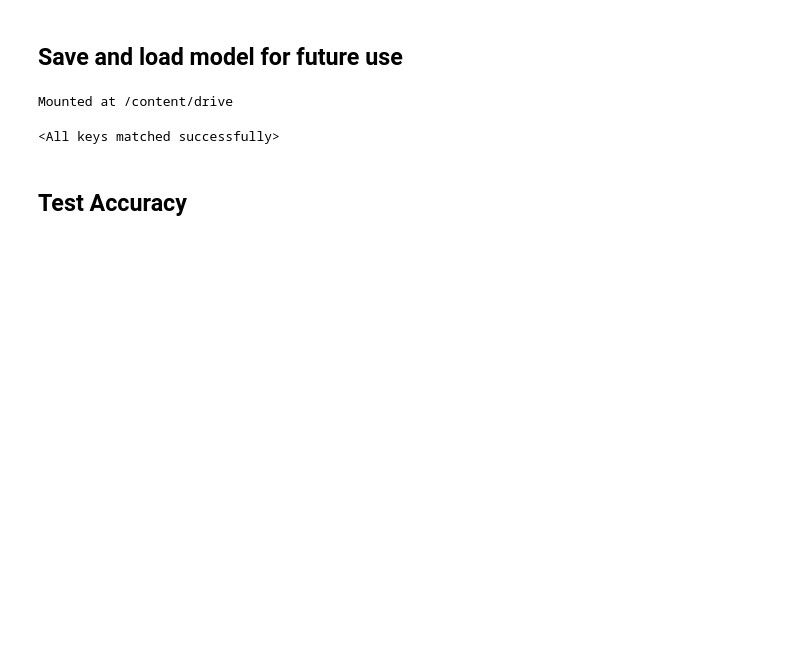
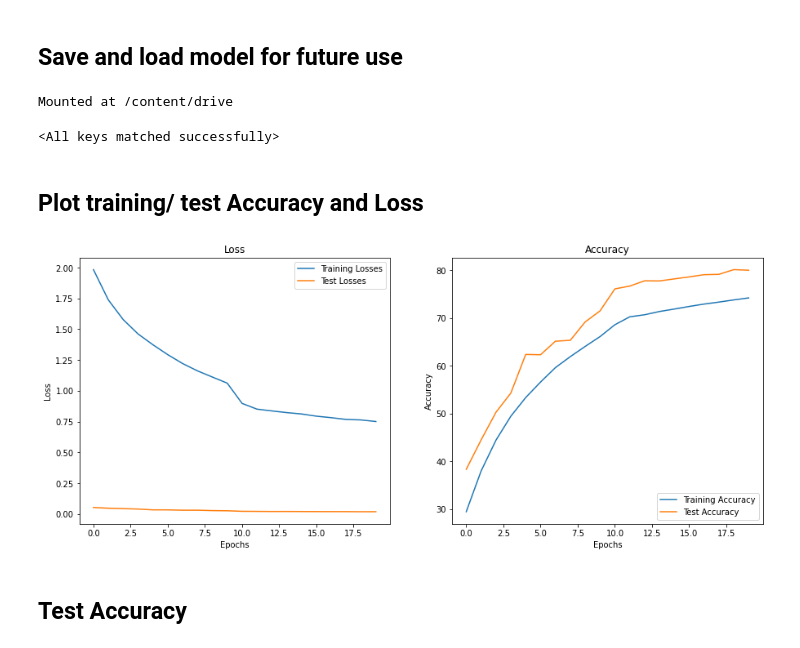
Before and after one commit to nitingarg2015/EVA8, a Jupyter notebook: Assignment 7/Assignment_7.ipynb, the cells around one changed output. Drawn from its saved outputs; the diff is of its cells as text; code cells hidden in the pictures; blank space fills up the shorter version.

```diff
--- a/Assignment 7/Assignment_7.ipynb
+++ b/Assignment 7/Assignment_7.ipynb
@@ -144,4 +138,4 @@ for index in range(1, no_images + 1):
 ## Train model for 20 Epochs with CIFAR train data loader
 # %%
 from Refs import main
-#model, train_losses, train_acc_all, test_losses, test_acc_all = main.train_model(model, train_loader, test_loader, device, epochs=20)
+model, train_losses, train_acc_all, test_losses, test_acc_all = main.train_model(model, train_loader, test_loader, device, epochs=20)
@@ -162,6 +174,14 @@ pretrained_weights = torch.load(path, map_location='cpu')
 model.load_state_dict(pretrained_weights)
 # %% [output]
 <All keys matched successfully>
+# %% [markdown]
+## Plot training/ test Accuracy and Loss
+# %%
+from Refs.utils import utils
+
+utils.plot_LossAndAcc(train_acc_all, train_losses,test_acc_all,test_losses)
+# %% [output]
+[figure, added]
 # %% [markdown]
 ## Test Accuracy
 # %%
```
Also changed, not shown: parts of 8 cells of this notebook.
